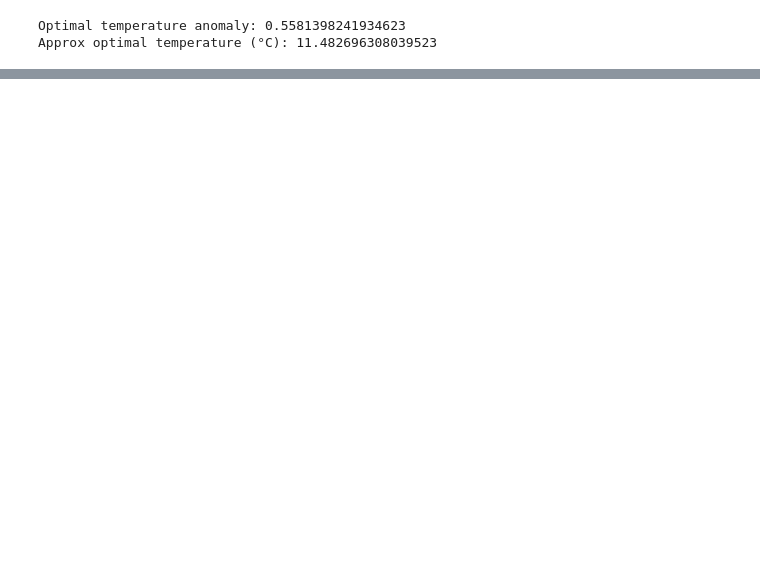
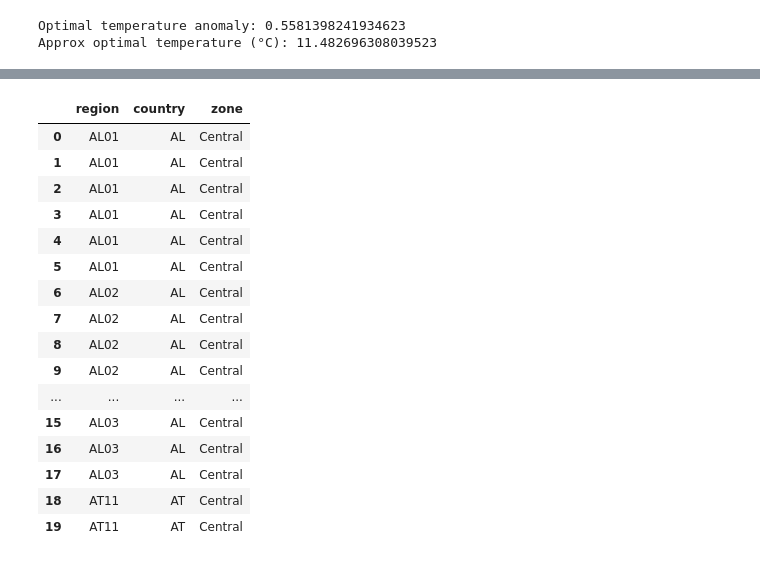
Before and after one commit to lolipop913/CSS_Tourism, a Jupyter notebook: code/04_regression.ipynb, the cells around one changed output, grey strips where cells are left out. Drawn from its saved outputs; the diff is of its cells as text; code cells hidden in the pictures; blank space fills up the shorter version.

```diff
--- a/code/04_regression.ipynb
+++ b/code/04_regression.ipynb
@@ -214,0 +350,46 @@ Approx optimal temperature (°C): 11.482696308039523
+# %%
+df_plot["country"] = df_plot["region"].str[:2]
+# %%
+NORTH = [
+    "FI","SE","NO","DK",
+    "EE","LV","LT","IE"
+]
+
+SOUTH = [
+    "ES","PT","IT",
+    "GR","HR",
+    "MT","CY"
+]
+
+def zone(country):
+
+    if country in NORTH:
+        return "North"
+
+    elif country in SOUTH:
+        return "South"
+
+    else:
+        return "Central"
+
+df_plot["zone"] = df_plot["country"].apply(zone)
+# %%
+df_plot[["region","country","zone"]].head(20)
+# %% [output]
+|  | region | country | zone |
+| 0 | AL01 | AL | Central |
+| 1 | AL01 | AL | Central |
+| 2 | AL01 | AL | Central |
+| 3 | AL01 | AL | Central |
+| 4 | AL01 | AL | Central |
+| 5 | AL01 | AL | Central |
+| 6 | AL02 | AL | Central |
+| 7 | AL02 | AL | Central |
+| 8 | AL02 | AL | Central |
+| 9 | AL02 | AL | Central |
+| ... | ... | ... | ... |
+| 15 | AL03 | AL | Central |
+| 16 | AL03 | AL | Central |
+| 17 | AL03 | AL | Central |
+| 18 | AT11 | AT | Central |
+| 19 | AT11 | AT | Central |
```
Also changed, not shown: parts of 13 cells of this notebook.
